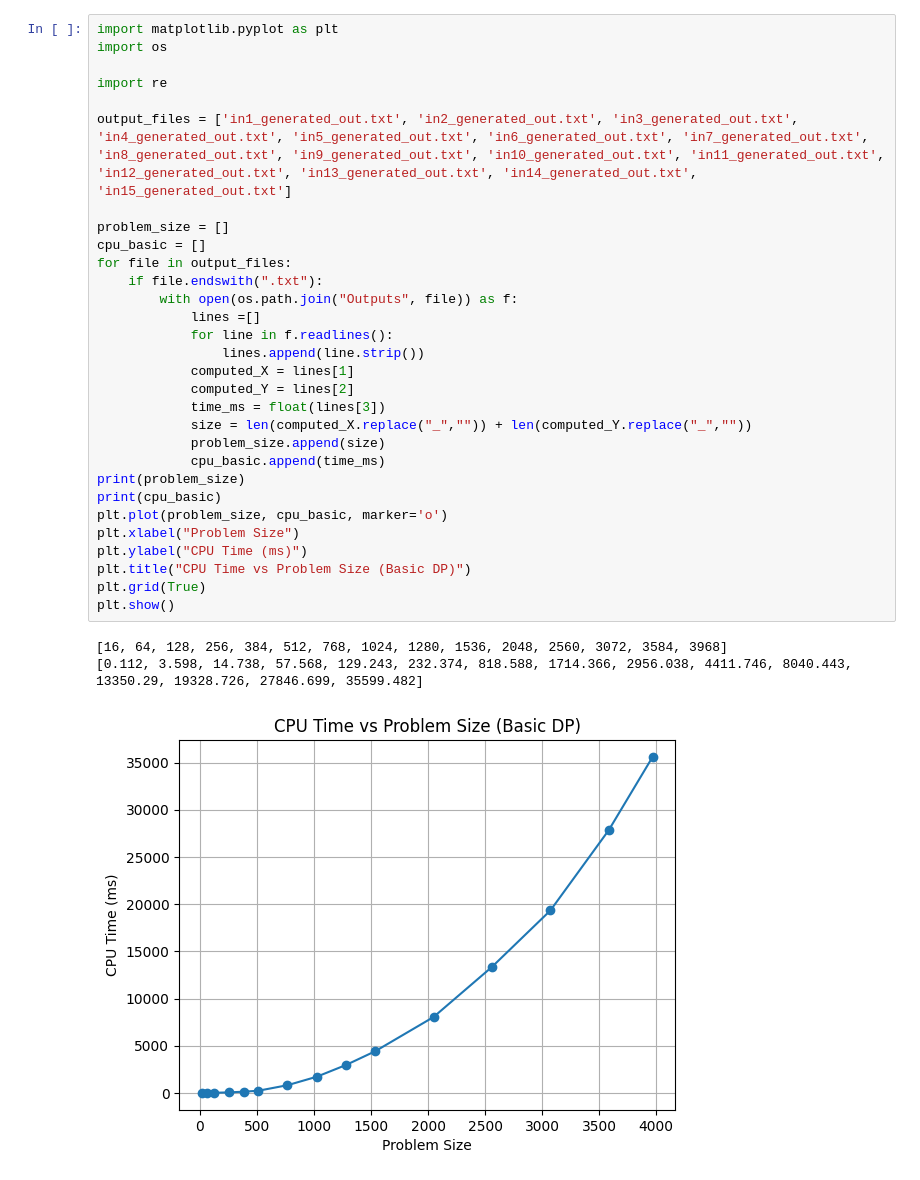
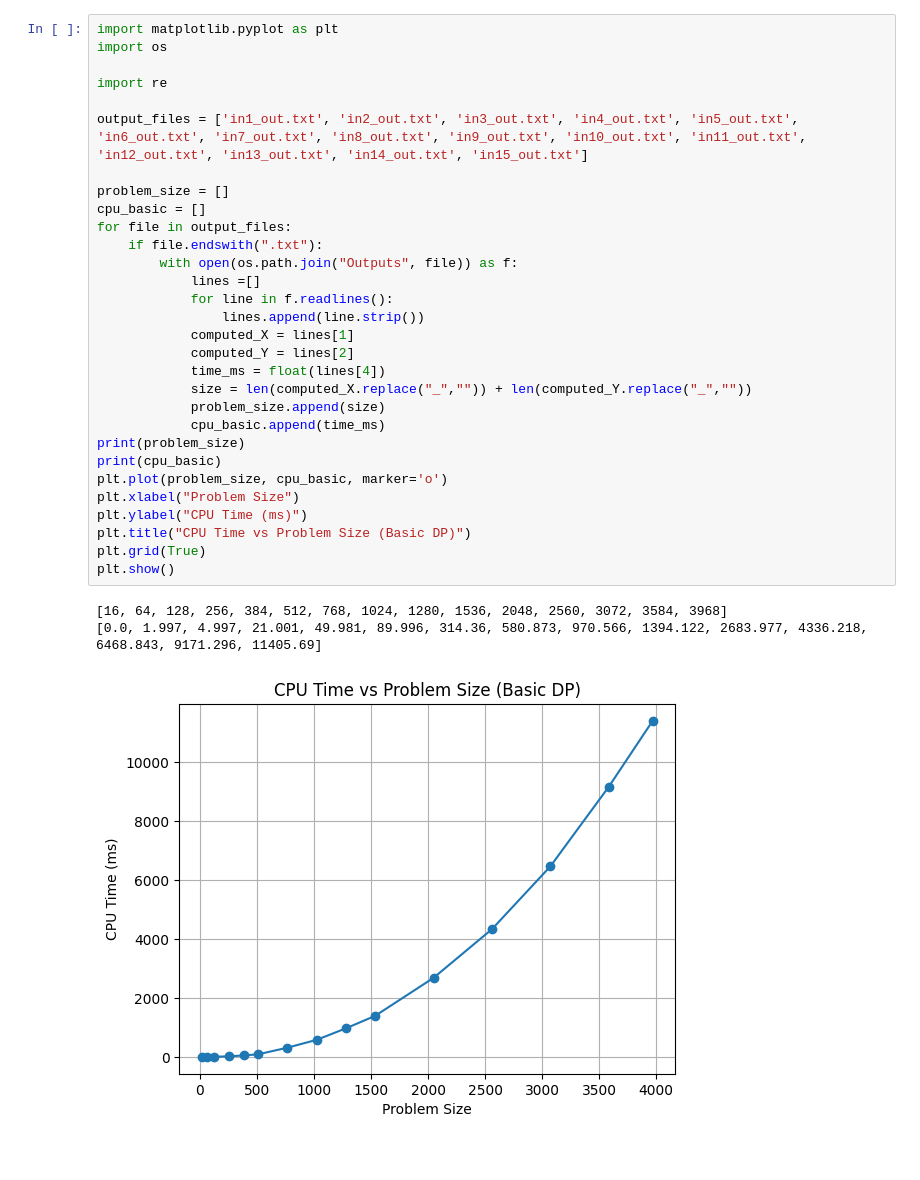
Before and after one commit to itsotras/CSCI570_Project, a Jupyter notebook: CSCI570_Project_Minimum_Jul_14/plotly.ipynb, the cells around one changed output. Cells and saved outputs as stored; diff of their text form.

```diff
--- a/CSCI570_Project_Minimum_Jul_14/plotly.ipynb
+++ b/CSCI570_Project_Minimum_Jul_14/plotly.ipynb
@@ -21,34 +18,34 @@ Note: you may need to restart the kernel to use updated packages.
 # %%
 import matplotlib.pyplot as plt
 import os
 
 import re
 
-output_files = ['in1_generated_out.txt', 'in2_generated_out.txt', 'in3_generated_out.txt', 'in4_generated_out.txt', 'in5_generated_out.txt', 'in6_generated_out.txt', 'in7_generated_out.txt', 'in8_generated_out.txt', 'in9_generated_out.txt', 'in10_generated_out.txt', 'in11_generated_out.txt', 'in12_generated_out.txt', 'in13_generated_out.txt', 'in14_generated_out.txt', 'in15_generated_out.txt']
+output_files = ['in1_out.txt', 'in2_out.txt', 'in3_out.txt', 'in4_out.txt', 'in5_out.txt', 'in6_out.txt', 'in7_out.txt', 'in8_out.txt', 'in9_out.txt', 'in10_out.txt', 'in11_out.txt', 'in12_out.txt', 'in13_out.txt', 'in14_out.txt', 'in15_out.txt']
 
 problem_size = []
 cpu_basic = []
 for file in output_files:
     if file.endswith(".txt"):
         with open(os.path.join("Outputs", file)) as f:
             lines =[]
             for line in f.readlines():
                 lines.append(line.strip())
             computed_X = lines[1]
             computed_Y = lines[2]
-            time_ms = float(lines[3])
+            time_ms = float(lines[4])
             size = len(computed_X.replace("_","")) + len(computed_Y.replace("_",""))
             problem_size.append(size)
             cpu_basic.append(time_ms)
 print(problem_size)
 print(cpu_basic)
 plt.plot(problem_size, cpu_basic, marker='o')
 plt.xlabel("Problem Size")
 plt.ylabel("CPU Time (ms)")
 plt.title("CPU Time vs Problem Size (Basic DP)")
 plt.grid(True)
 plt.show()
 # %% [output]
 [16, 64, 128, 256, 384, 512, 768, 1024, 1280, 1536, 2048, 2560, 3072, 3584, 3968]
-[0.112, 3.598, 14.738, 57.568, 129.243, 232.374, 818.588, 1714.366, 2956.038, 4411.746, 8040.443, 13350.29, 19328.726, 27846.699, 35599.482]
+[0.0, 1.997, 4.997, 21.001, 49.981, 89.996, 314.36, 580.873, 970.566, 1394.122, 2683.977, 4336.218, 6468.843, 9171.296, 11405.69]
-[figure, old version]
+[figure, new version]
```
Also changed, not shown: parts of 1 cell of this notebook, 37 other files.
